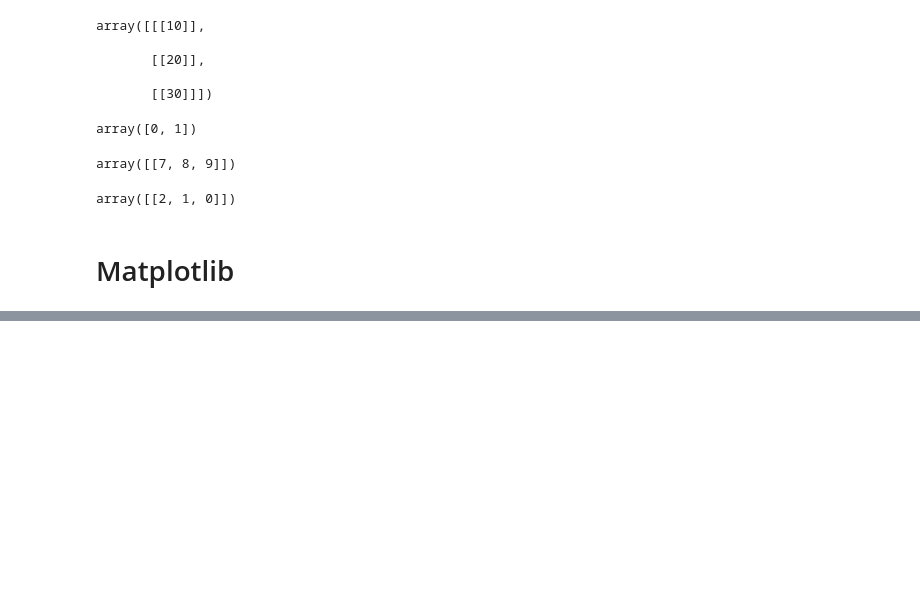
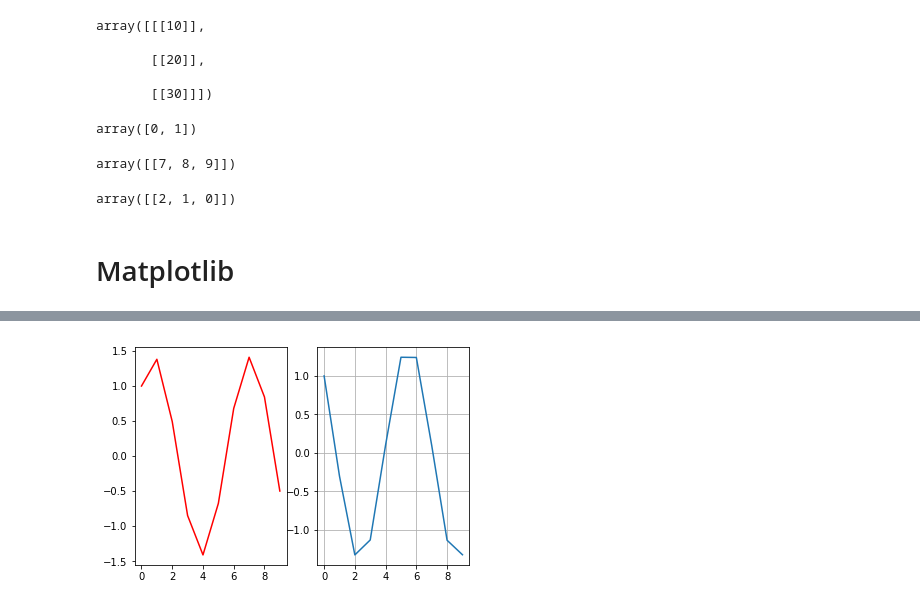
Before and after one commit to p-s-vishnu/Documents, a Jupyter notebook: Python/Mine/Python_libraries.ipynb, the cells around one changed output, grey strips where cells are left out. Drawn from its saved outputs; the diff is of its cells as text; code cells hidden in the pictures; blank space fills up the shorter version.

```diff
--- a/Python/Mine/Python_libraries.ipynb
+++ b/Python/Mine/Python_libraries.ipynb
@@ -365,0 +402,17 @@ array([[2, 1, 0]])
+# %%
+def plot_fig(x):
+    return np.sin(x) + np.cos(x)
+
+plt.figure(1)
+plt.subplot(121)
+x = np.arange(10)
+plt.plot(plot_fig(x), 'r')
+# plt.grid()
+# plt.show()
+
+plt.subplot(122)
+plt.plot(plot_fig(-x))
+plt.grid()
+plt.show()
+# %% [output]
+[figure, added]
```
Also changed, not shown: parts of 12 cells of this notebook.
